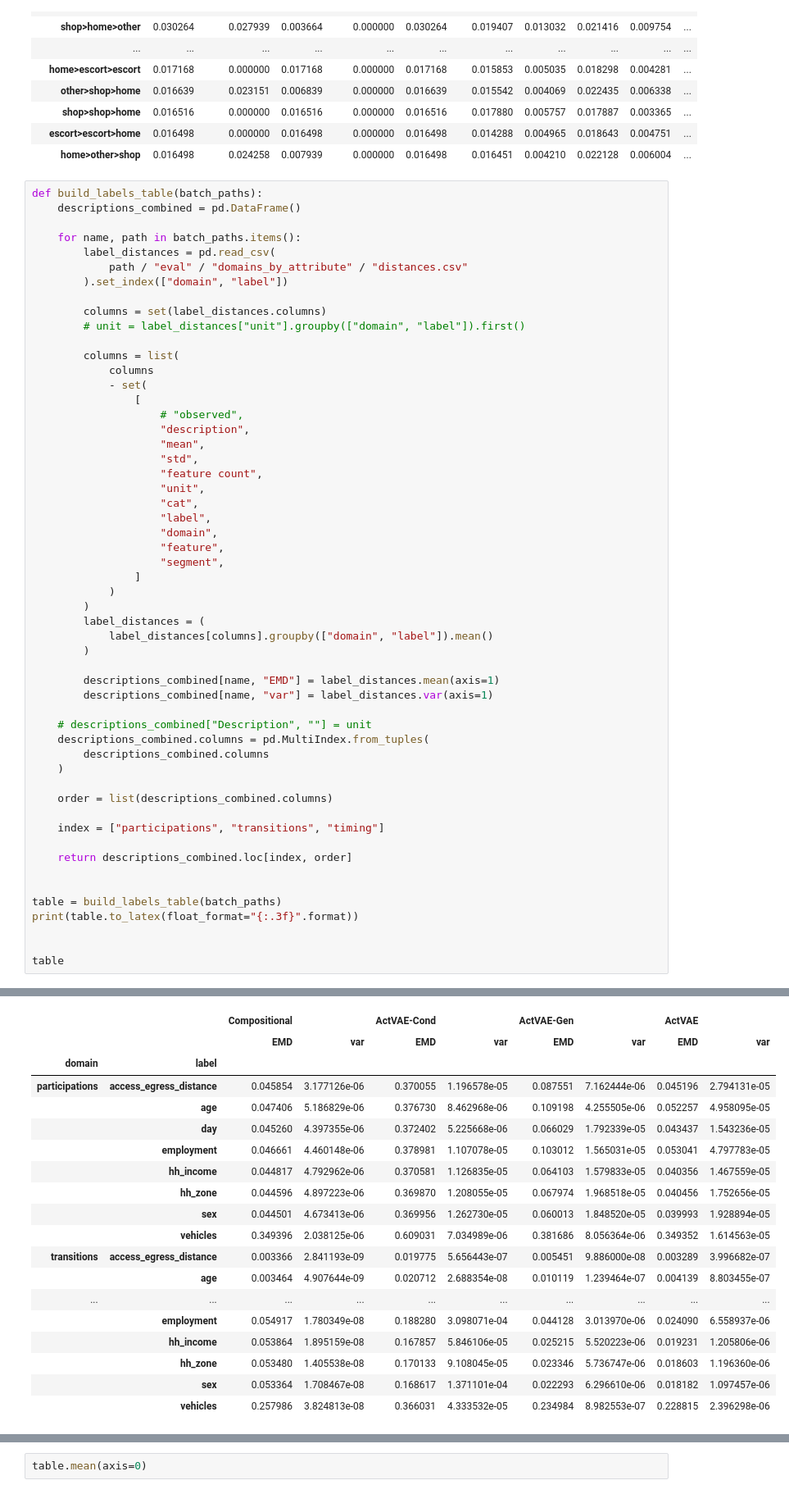
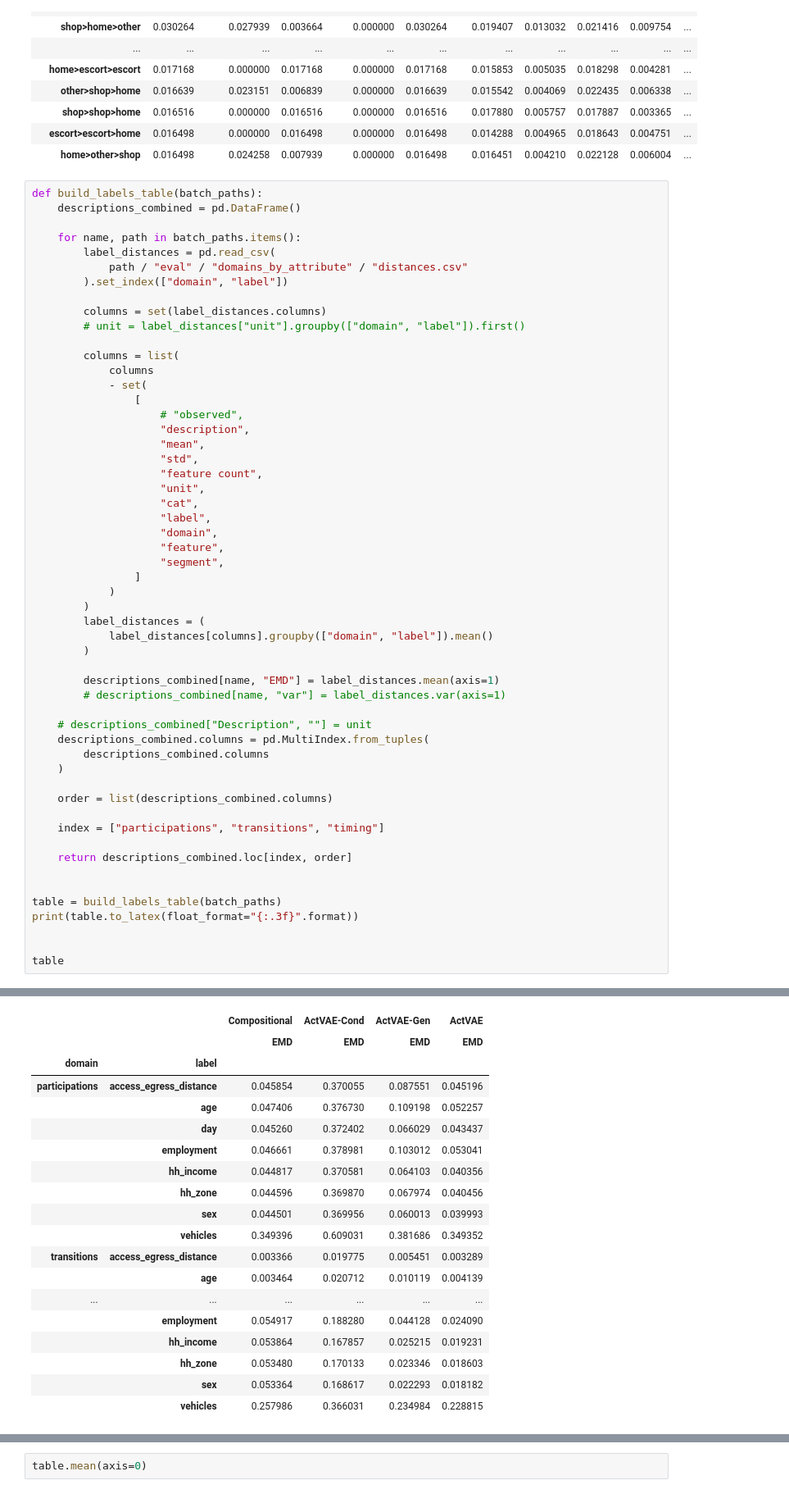
Before and after one commit to big-ucl/caveat, a Jupyter notebook: analysis/TRB_batch_analysis.ipynb, the cells around one changed output, grey strips where cells are left out. Shown at 82% size. Cells and saved outputs as stored; diff of their text form.

```diff
--- a/analysis/TRB_batch_analysis.ipynb
+++ b/analysis/TRB_batch_analysis.ipynb
@@ -409,7 +409,7 @@ def build_labels_table(batch_paths):
         )
 
         descriptions_combined[name, "EMD"] = label_distances.mean(axis=1)
-        descriptions_combined[name, "var"] = label_distances.var(axis=1)
+        # descriptions_combined[name, "var"] = label_distances.var(axis=1)
 
     # descriptions_combined["Description", ""] = unit
     descriptions_combined.columns = pd.MultiIndex.from_tuples(
@@ -447,21 +447,21 @@ domain & label &  &  &  &  &  &  &  &  \\
 \bottomrule
 \end{tabular}
-|  |  | Compositional |  | ActVAE-Cond |  | ActVAE-Gen |  | ActVAE |  |
-|  |  | EMD | var | EMD | var | EMD | var | EMD | var |
-| domain | label |  |  |  |  |  |  |  |  |
-| participations | access_egress_distance | 0.045854 | 3.177126e-06 | 0.370055 | 1.196578e-05 | 0.087551 | 7.162444e-06 | 0.045196 | 2.794131e-05 |
-|  | age | 0.047406 | 5.186829e-06 | 0.376730 | 8.462968e-06 | 0.109198 | 4.255505e-06 | 0.052257 | 4.958095e-05 |
-|  | day | 0.045260 | 4.397355e-06 | 0.372402 | 5.225668e-06 | 0.066029 | 1.792339e-05 | 0.043437 | 1.543236e-05 |
-|  | employment | 0.046661 | 4.460148e-06 | 0.378981 | 1.107078e-05 | 0.103012 | 1.565031e-05 | 0.053041 | 4.797783e-05 |
-|  | hh_income | 0.044817 | 4.792962e-06 | 0.370581 | 1.126835e-05 | 0.064103 | 1.579833e-05 | 0.040356 | 1.467559e-05 |
-|  | hh_zone | 0.044596 | 4.897223e-06 | 0.369870 | 1.208055e-05 | 0.067974 | 1.968518e-05 | 0.040456 | 1.752656e-05 |
-|  | sex | 0.044501 | 4.673413e-06 | 0.369956 | 1.262730e-05 | 0.060013 | 1.848520e-05 | 0.039993 | 1.928894e-05 |
-|  | vehicles | 0.349396 | 2.038125e-06 | 0.609031 | 7.034989e-06 | 0.381686 | 8.056364e-06 | 0.349352 | 1.614563e-05 |
-| transitions | access_egress_distance | 0.003366 | 2.841193e-09 | 0.019775 | 5.656443e-07 | 0.005451 | 9.886000e-08 | 0.003289 | 3.996682e-07 |
-|  | age | 0.003464 | 4.907644e-09 | 0.020712 | 2.688354e-08 | 0.010119 | 1.239464e-07 | 0.004139 | 8.803455e-07 |
-| ... | ... | ... | ... | ... | ... | ... | ... | ... | ... |
-|  | employment | 0.054917 | 1.780349e-08 | 0.188280 | 3.098071e-04 | 0.044128 | 3.013970e-06 | 0.024090 | 6.558937e-06 |
-|  | hh_income | 0.053864 | 1.895159e-08 | 0.167857 | 5.846106e-05 | 0.025215 | 5.520223e-06 | 0.019231 | 1.205806e-06 |
-|  | hh_zone | 0.053480 | 1.405538e-08 | 0.170133 | 9.108045e-05 | 0.023346 | 5.736747e-06 | 0.018603 | 1.196360e-06 |
-|  | sex | 0.053364 | 1.708467e-08 | 0.168617 | 1.371101e-04 | 0.022293 | 6.296610e-06 | 0.018182 | 1.097457e-06 |
-|  | vehicles | 0.257986 | 3.824813e-08 | 0.366031 | 4.333532e-05 | 0.234984 | 8.982553e-07 | 0.228815 | 2.396298e-06 |
+|  |  | Compositional | ActVAE-Cond | ActVAE-Gen | ActVAE |
+|  |  | EMD | EMD | EMD | EMD |
+| domain | label |  |  |  |  |
+| participations | access_egress_distance | 0.045854 | 0.370055 | 0.087551 | 0.045196 |
+|  | age | 0.047406 | 0.376730 | 0.109198 | 0.052257 |
+|  | day | 0.045260 | 0.372402 | 0.066029 | 0.043437 |
+|  | employment | 0.046661 | 0.378981 | 0.103012 | 0.053041 |
+|  | hh_income | 0.044817 | 0.370581 | 0.064103 | 0.040356 |
+|  | hh_zone | 0.044596 | 0.369870 | 0.067974 | 0.040456 |
+|  | sex | 0.044501 | 0.369956 | 0.060013 | 0.039993 |
+|  | vehicles | 0.349396 | 0.609031 | 0.381686 | 0.349352 |
+| transitions | access_egress_distance | 0.003366 | 0.019775 | 0.005451 | 0.003289 |
+|  | age | 0.003464 | 0.020712 | 0.010119 | 0.004139 |
+| ... | ... | ... | ... | ... | ... |
+|  | employment | 0.054917 | 0.188280 | 0.044128 | 0.024090 |
+|  | hh_income | 0.053864 | 0.167857 | 0.025215 | 0.019231 |
+|  | hh_zone | 0.053480 | 0.170133 | 0.023346 | 0.018603 |
+|  | sex | 0.053364 | 0.168617 | 0.022293 | 0.018182 |
+|  | vehicles | 0.257986 | 0.366031 | 0.234984 | 0.228815 |
```
Also changed, not shown: parts of 2 cells of this notebook, 2 other files.
